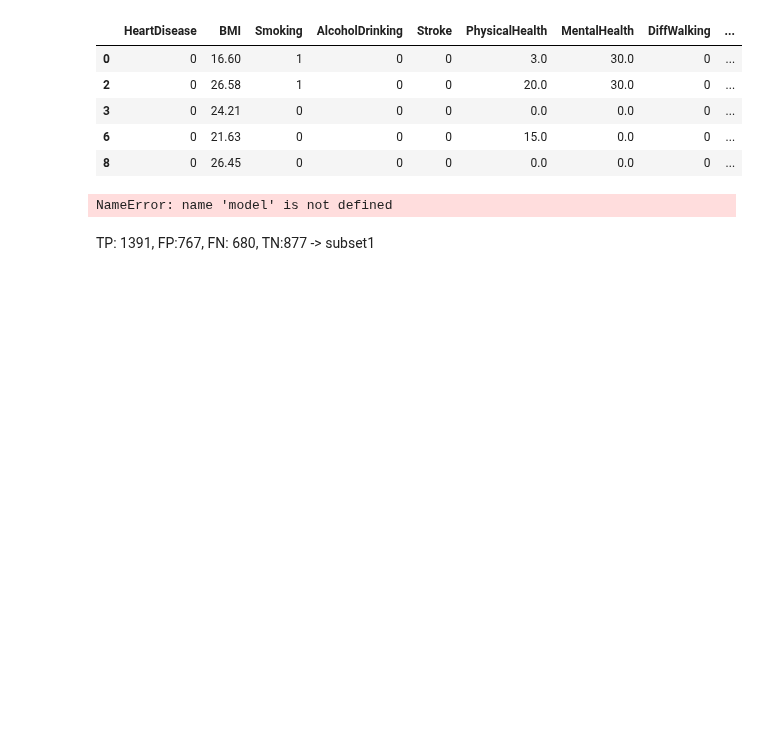
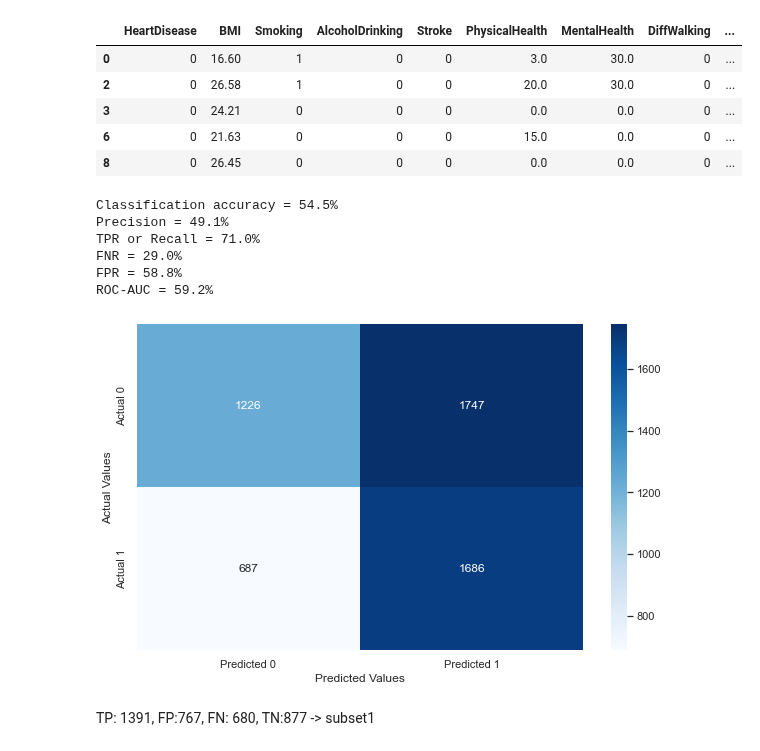
Before and after one commit to JerayuT/Group-5-WQ23-Data-Science, a Jupyter notebook: project_analysis_heart_disease.ipynb, the cells around one changed output. Cells and saved outputs as stored; diff of their text form; code cells hidden in the pictures; blank space fills up the shorter version.

```diff
--- a/project_analysis_heart_disease.ipynb
+++ b/project_analysis_heart_disease.ipynb
@@ -916,9 +875,15 @@ y_subset2 = subset2.HeartDisease
 # %%
 #TP: 1391, FP:767, FN: 680, TN
 # %%
-confusion_matrix_data(subset1,subset1.HeartDisease,model,0.5)
+confusion_matrix_data(subset1,subset1.HeartDisease,model2,0.5)
 # %% [output]
-NameError: name 'model' is not defined
+Classification accuracy = 54.5%
+Precision = 49.1%
+TPR or Recall = 71.0%
+FNR = 29.0%
+FPR = 58.8%
+ROC-AUC = 59.2%
+[figure, added]
 # %%
 subset2 = train.loc[((train['Stroke'] != 1) & (train['DiffWalking'] != 1))]
 #pred1 = model.predict(subset2)
```
Also changed, not shown: parts of 6 cells of this notebook.
